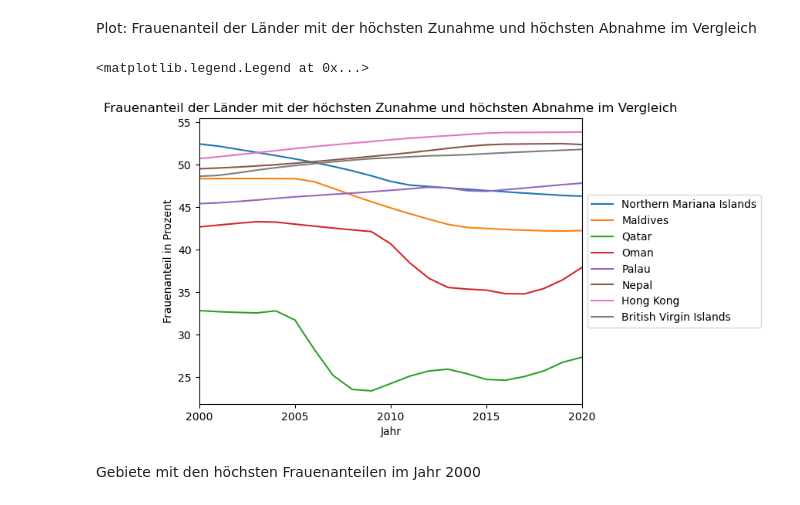
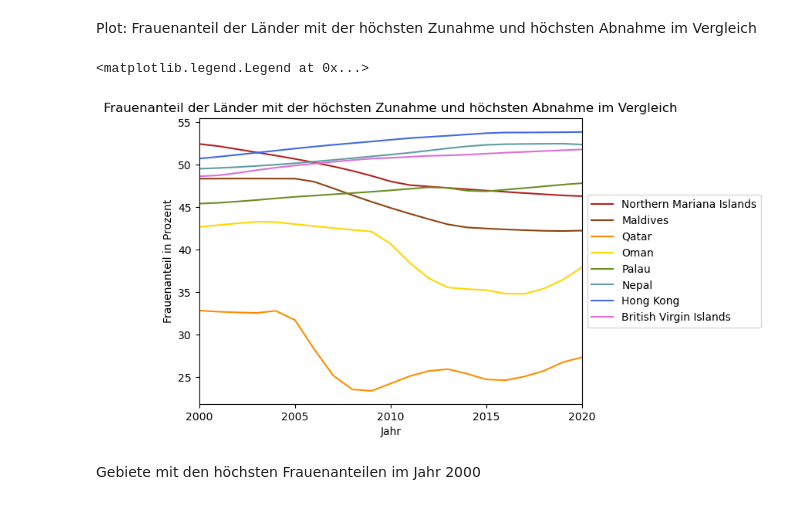
Before and after one commit to elenabuchli/Leistungsnachweis_2, a Jupyter notebook: Leistungsnachweis_Python_Frauenanteil.ipynb, the cells around one changed output. Cells and saved outputs as stored; diff of their text form; code cells hidden in the pictures.

```diff
--- a/Leistungsnachweis_Python_Frauenanteil.ipynb
+++ b/Leistungsnachweis_Python_Frauenanteil.ipynb
@@ -348,16 +348,19 @@ print(Gebiets_liste)
 # %% [markdown]
 Plot: Frauenanteil der Länder mit der höchsten Zunahme und höchsten Abnahme im Vergleich
 # %%
+custom_colors=['firebrick','saddlebrown','darkorange','gold','olivedrab','cadetblue','royalblue','orchid']
+
 df_vergleich=df_pivot_switched[['Northern Mariana Islands', 'Maldives', 'Qatar', 'Oman', 'Palau', 'Nepal',
                                 'Hong Kong', 'British Virgin Islands']]
 ax = df_vergleich.plot (ylabel='Frauenanteil in Prozent',
                         title='Frauenanteil der Länder mit der höchsten Zunahme und höchsten Abnahme im Vergleich',
-                        xlim=[2000, 2020])
+                        xlim=[2000, 2020],
+                        color=custom_colors)
 ax.set_xticks(range(2000, 2021, 5))
 ax.legend(loc='center left', bbox_to_anchor=(1.0, 0.5))
 # %% [output]
 <matplotlib.legend.Legend at 0x...>
-[figure, old version]
+[figure, new version]
 # %% [markdown]
 Gebiete mit den höchsten Frauenanteilen im Jahr 2000
 # %%
```
